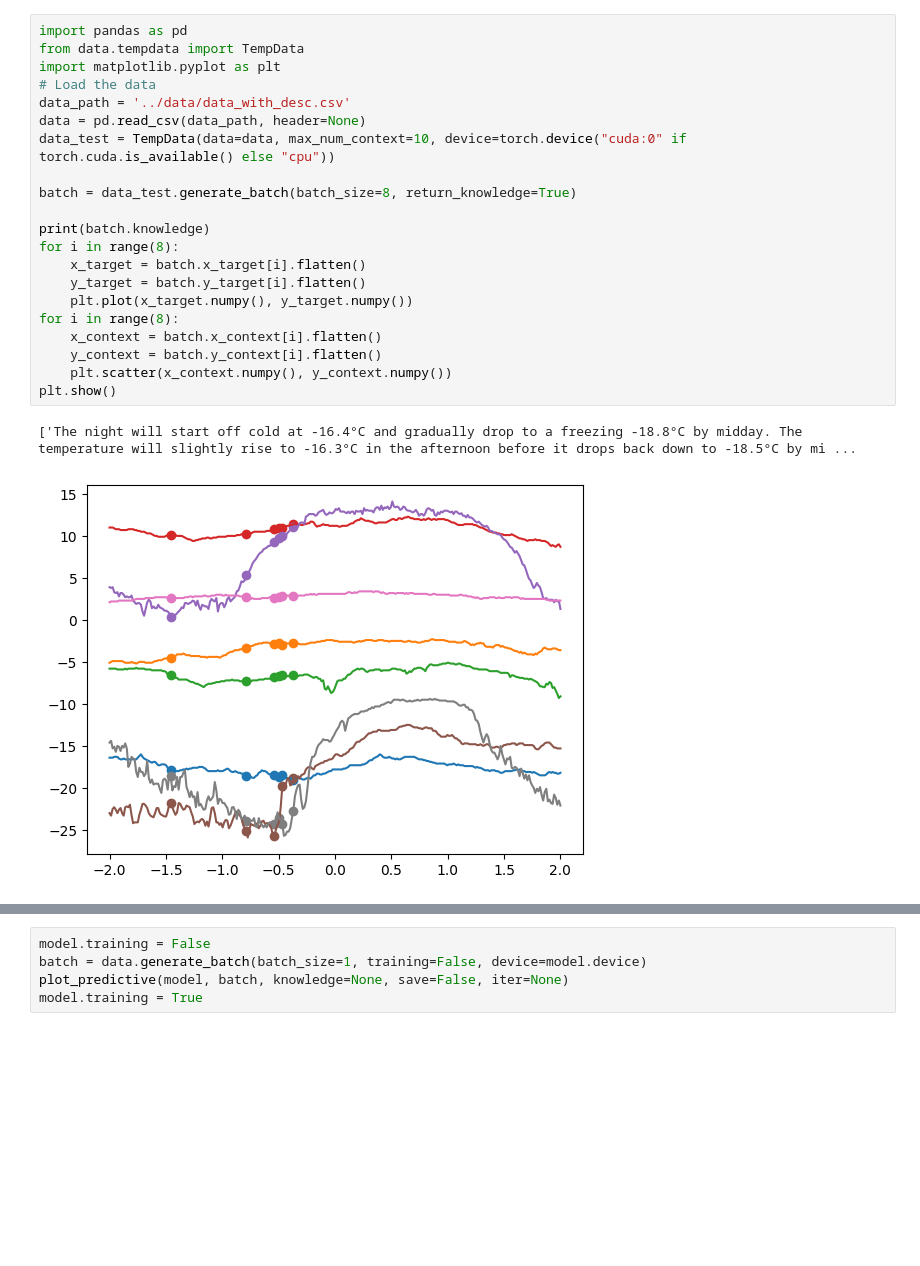
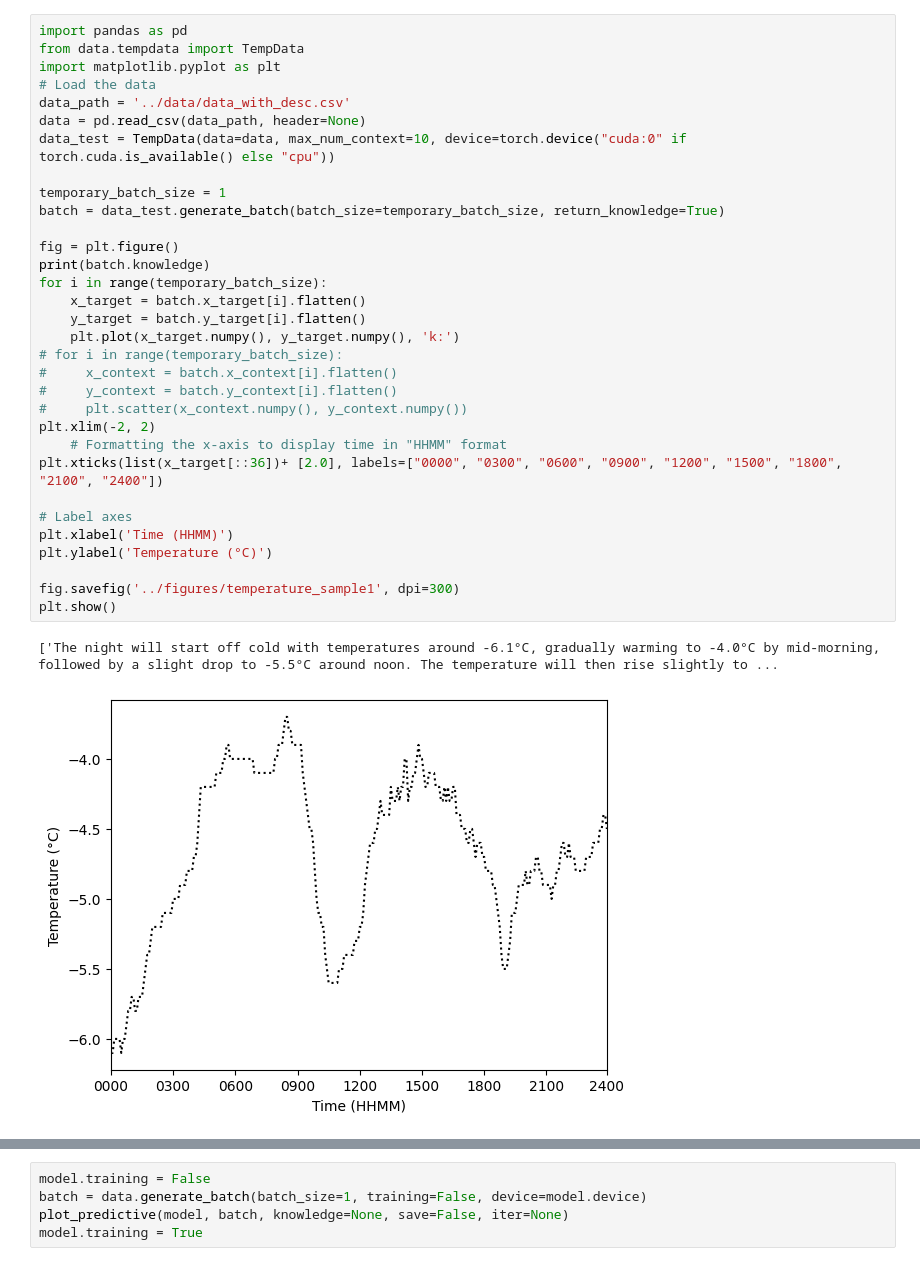
Before and after one commit to will-hd/IML, a Jupyter notebook: notebooks/temp_II.ipynb, the cells around one changed output, grey strips where cells are left out. Cells and saved outputs as stored; diff of their text form; blank space fills up the shorter version.

```diff
--- a/notebooks/temp_II.ipynb
+++ b/notebooks/temp_II.ipynb
@@ -18,27 +19,38 @@ logger = logging.getLogger(__name__)
 # %%
 import pandas as pd
 from data.tempdata import TempData
 import matplotlib.pyplot as plt
 # Load the data
 data_path = '../data/data_with_desc.csv'
 data = pd.read_csv(data_path, header=None)
 data_test = TempData(data=data, max_num_context=10, device=torch.device("cuda:0" if torch.cuda.is_available() else "cpu"))
 
-batch = data_test.generate_batch(batch_size=8, return_knowledge=True)
+temporary_batch_size = 1
+batch = data_test.generate_batch(batch_size=temporary_batch_size, return_knowledge=True)
 
+fig = plt.figure()
 print(batch.knowledge)
-for i in range(8):
+for i in range(temporary_batch_size):
     x_target = batch.x_target[i].flatten()
     y_target = batch.y_target[i].flatten()
-    plt.plot(x_target.numpy(), y_target.numpy())
-for i in range(8):
-    x_context = batch.x_context[i].flatten()
-    y_context = batch.y_context[i].flatten()
-    plt.scatter(x_context.numpy(), y_context.numpy())
+    plt.plot(x_target.numpy(), y_target.numpy(), 'k:')
+# for i in range(temporary_batch_size):
+#     x_context = batch.x_context[i].flatten()
+#     y_context = batch.y_context[i].flatten()
+#     plt.scatter(x_context.numpy(), y_context.numpy())
+plt.xlim(-2, 2)
+    # Formatting the x-axis to display time in "HHMM" format
+plt.xticks(list(x_target[::36])+ [2.0], labels=["0000", "0300", "0600", "0900", "1200", "1500", "1800", "2100", "2400"])
+
+# Label axes
+plt.xlabel('Time (HHMM)')
+plt.ylabel('Temperature (°C)')
+
+fig.savefig('../figures/temperature_sample1', dpi=300)
 plt.show()
 # %% [output]
-['The night will start off cold at -16.4°C and gradually drop to a freezing -18.8°C by midday. The temperature will slightly rise to -16.3°C in the afternoon before it drops back down to -18.5°C by mi ...
+['The night will start off cold with temperatures around -6.1°C, gradually warming to -4.0°C by mid-morning, followed by a slight drop to -5.5°C around noon. The temperature will then rise slightly to ...
-[figure, old version]
+[figure, new version]
 # %%
 from src.plot import plot_predictive
 from src.informed_np import InformedNeuralProcess
```
Also changed, not shown: parts of 6 cells of this notebook, 6 other files.
